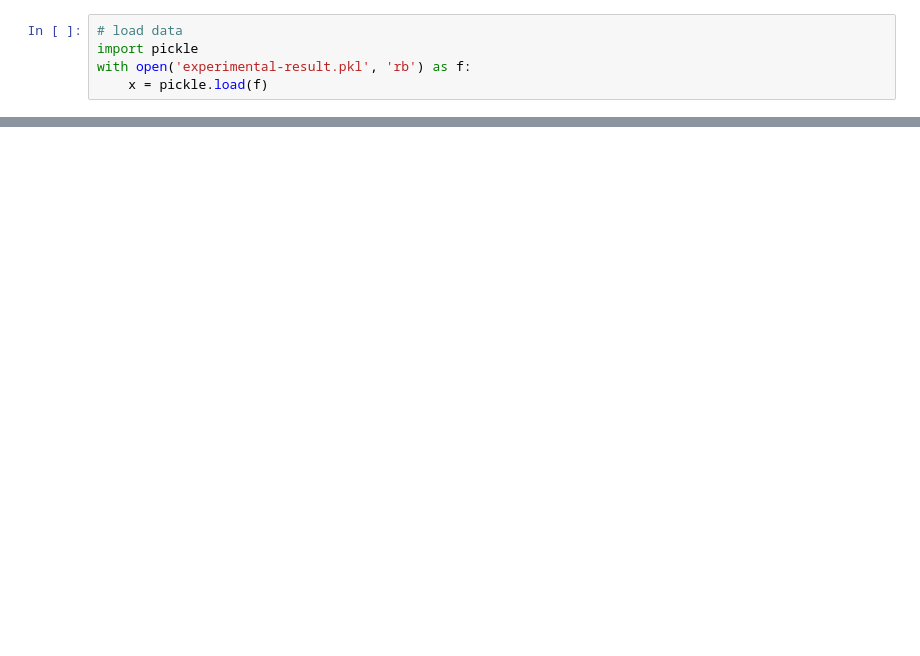
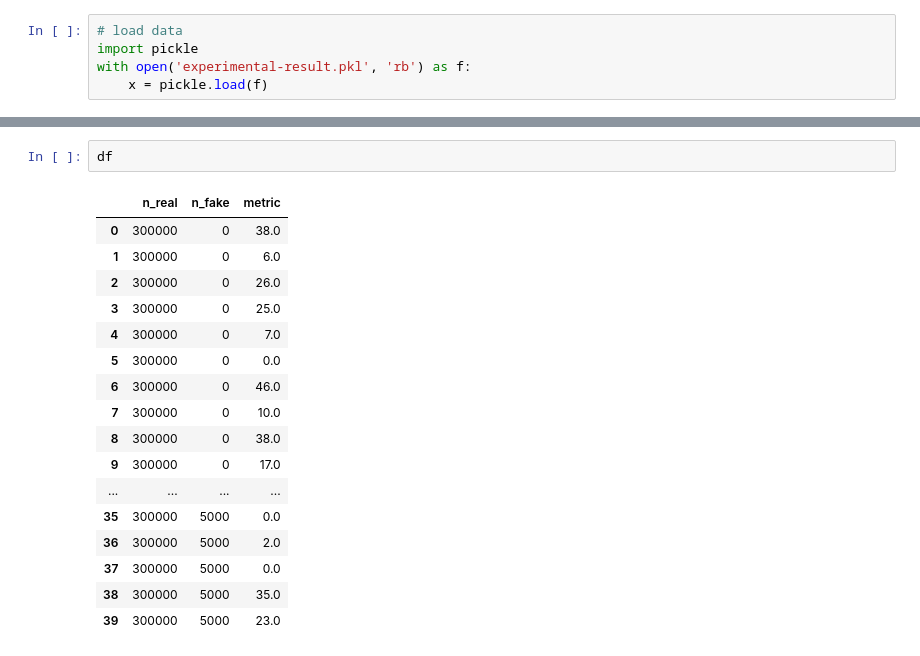
Before and after one commit to wdurno/rl-hypothesis-1, a Jupyter notebook: notebooks/metric-summary.ipynb, the cells around one changed output, grey strips where cells are left out. Drawn from its saved outputs; the diff is of its cells as text; blank space fills up the shorter version.

```diff
--- a/notebooks/metric-summary.ipynb
+++ b/notebooks/metric-summary.ipynb
@@ -44,0 +38,20 @@ df.groupby(['n_real', 'n_fake']).agg(['mean', 'std'])
+# %%
+df
+# %% [output]
+|  | n_real | n_fake | metric |
+| 0 | 300000 | 0 | 38.0 |
+| 1 | 300000 | 0 | 6.0 |
+| 2 | 300000 | 0 | 26.0 |
+| 3 | 300000 | 0 | 25.0 |
+| 4 | 300000 | 0 | 7.0 |
+| 5 | 300000 | 0 | 0.0 |
+| 6 | 300000 | 0 | 46.0 |
+| 7 | 300000 | 0 | 10.0 |
+| 8 | 300000 | 0 | 38.0 |
+| 9 | 300000 | 0 | 17.0 |
+| ... | ... | ... | ... |
+| 35 | 300000 | 5000 | 0.0 |
+| 36 | 300000 | 5000 | 2.0 |
+| 37 | 300000 | 5000 | 0.0 |
+| 38 | 300000 | 5000 | 35.0 |
+| 39 | 300000 | 5000 | 23.0 |
```
Also changed, not shown: parts of 3 cells of this notebook, 1 other file.
